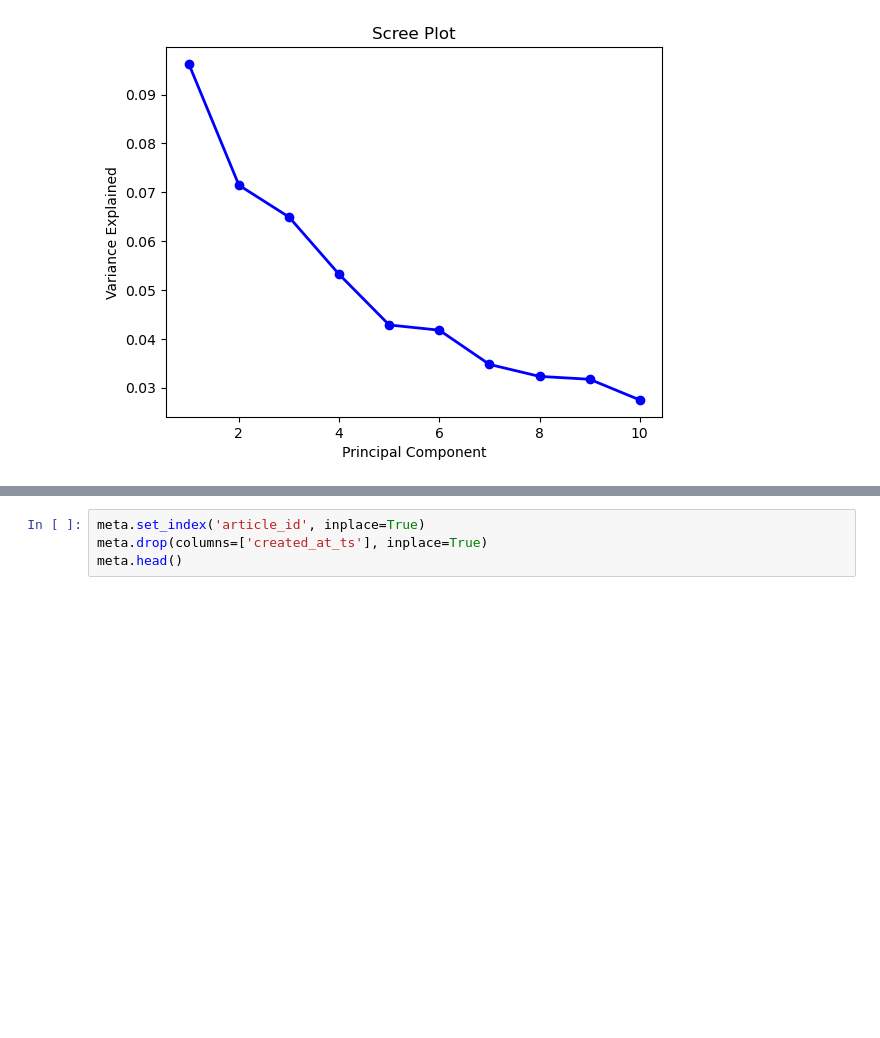
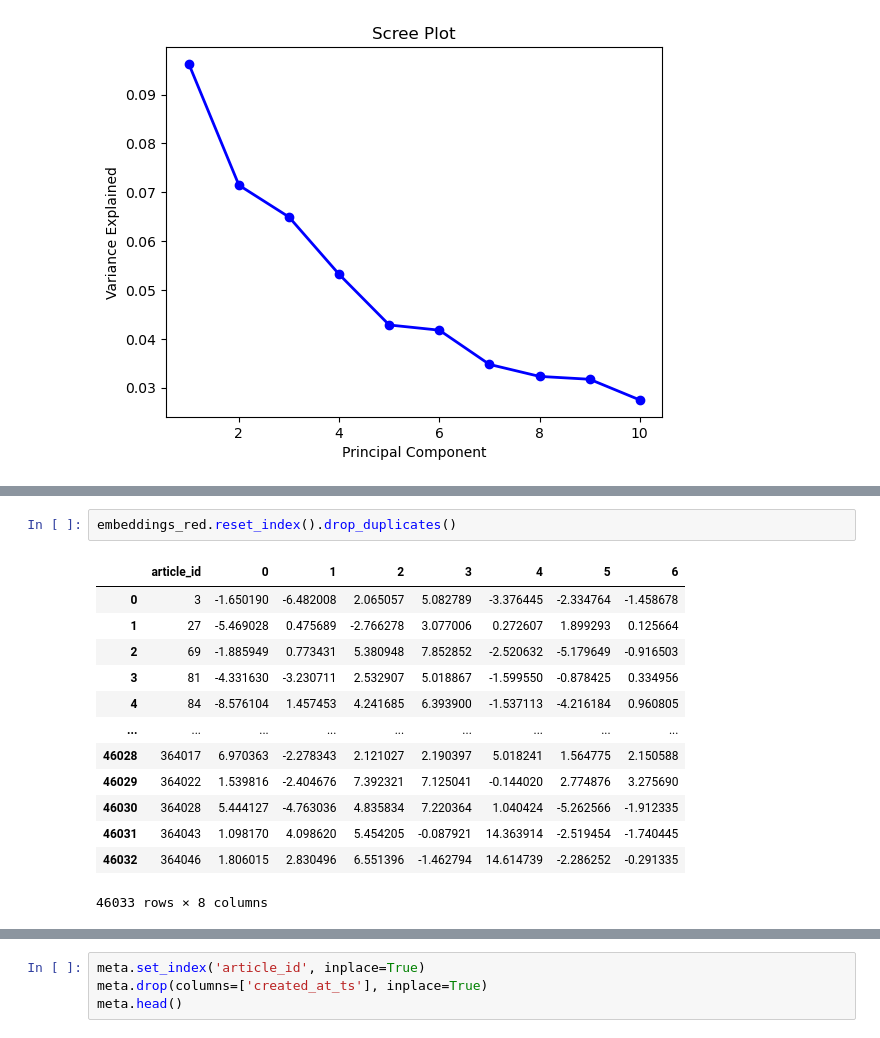
Before and after one commit to octave-ati/Designing-a-Recommendation-Model, a Jupyter notebook: GNN_rec.ipynb, the cells around one changed output, grey strips where cells are left out. Saved outputs shown, nothing was run; the diff lists cells and outputs as text; blank space fills up the shorter version.

```diff
--- a/GNN_rec.ipynb
+++ b/GNN_rec.ipynb
@@ -243,4 +275,20 @@ embeddings_red
 46033 rows × 7 columns
+# %%
+embeddings_red.reset_index().drop_duplicates()
+# %% [output]
+|  | article_id | 0 | 1 | 2 | 3 | 4 | 5 | 6 |
+| 0 | 3 | -1.650190 | -6.482008 | 2.065057 | 5.082789 | -3.376445 | -2.334764 | -1.458678 |
+| 1 | 27 | -5.469028 | 0.475689 | -2.766278 | 3.077006 | 0.272607 | 1.899293 | 0.125664 |
+| 2 | 69 | -1.885949 | 0.773431 | 5.380948 | 7.852852 | -2.520632 | -5.179649 | -0.916503 |
+| 3 | 81 | -4.331630 | -3.230711 | 2.532907 | 5.018867 | -1.599550 | -0.878425 | 0.334956 |
+| 4 | 84 | -8.576104 | 1.457453 | 4.241685 | 6.393900 | -1.537113 | -4.216184 | 0.960805 |
+| ... | ... | ... | ... | ... | ... | ... | ... | ... |
+| 46028 | 364017 | 6.970363 | -2.278343 | 2.121027 | 2.190397 | 5.018241 | 1.564775 | 2.150588 |
+| 46029 | 364022 | 1.539816 | -2.404676 | 7.392321 | 7.125041 | -0.144020 | 2.774876 | 3.275690 |
+| 46030 | 364028 | 5.444127 | -4.763036 | 4.835834 | 7.220364 | 1.040424 | -5.262566 | -1.912335 |
+| 46031 | 364043 | 1.098170 | 4.098620 | 5.454205 | -0.087921 | 14.363914 | -2.519454 | -1.740445 |
+| 46032 | 364046 | 1.806015 | 2.830496 | 6.551396 | -1.462794 | 14.614739 | -2.286252 | -0.291335 |
+46033 rows × 8 columns
 # %%
 meta = pd.read_csv('Data/articles_metadata.csv')
 
```
Also changed, not shown: parts of 21 cells of this notebook.
